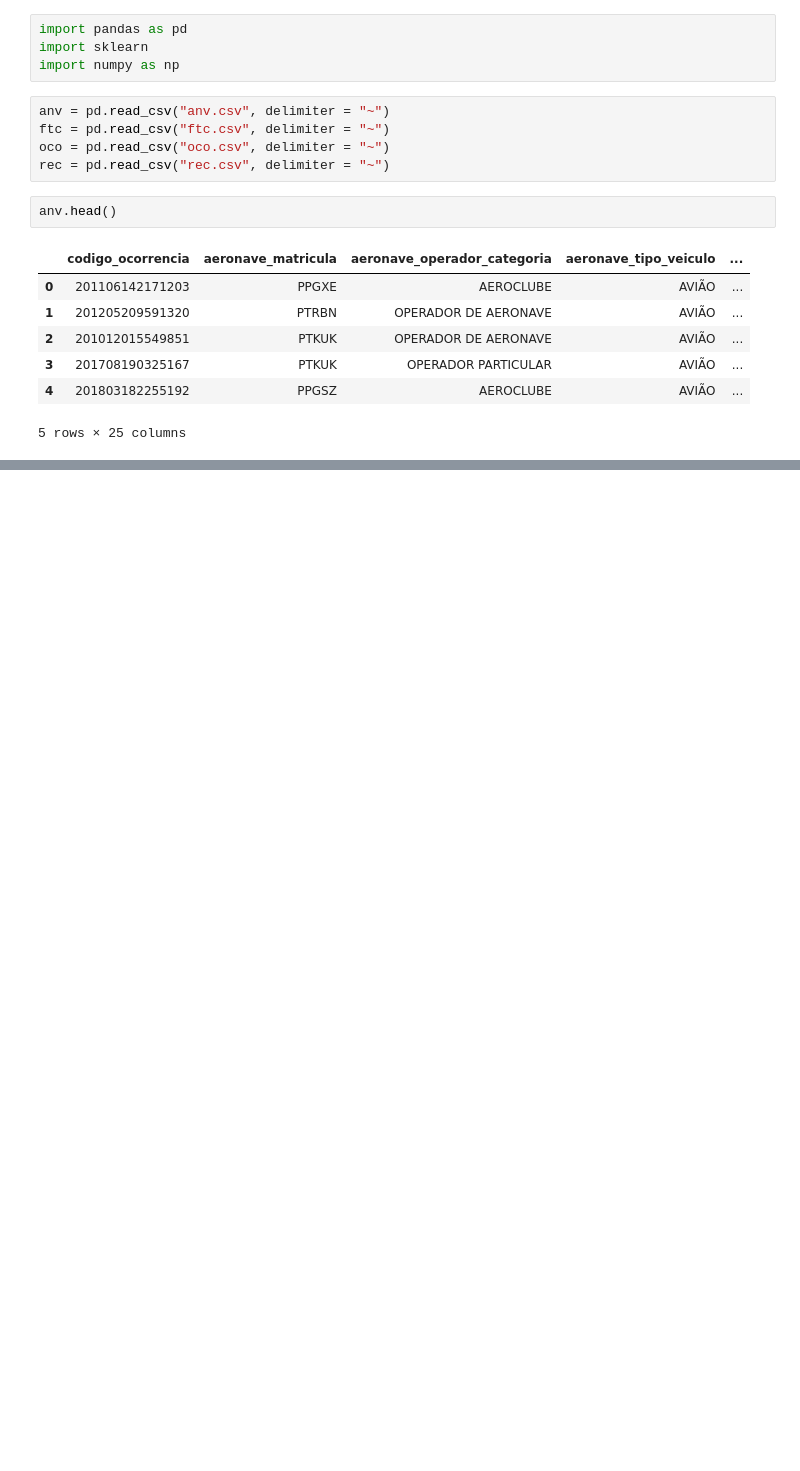
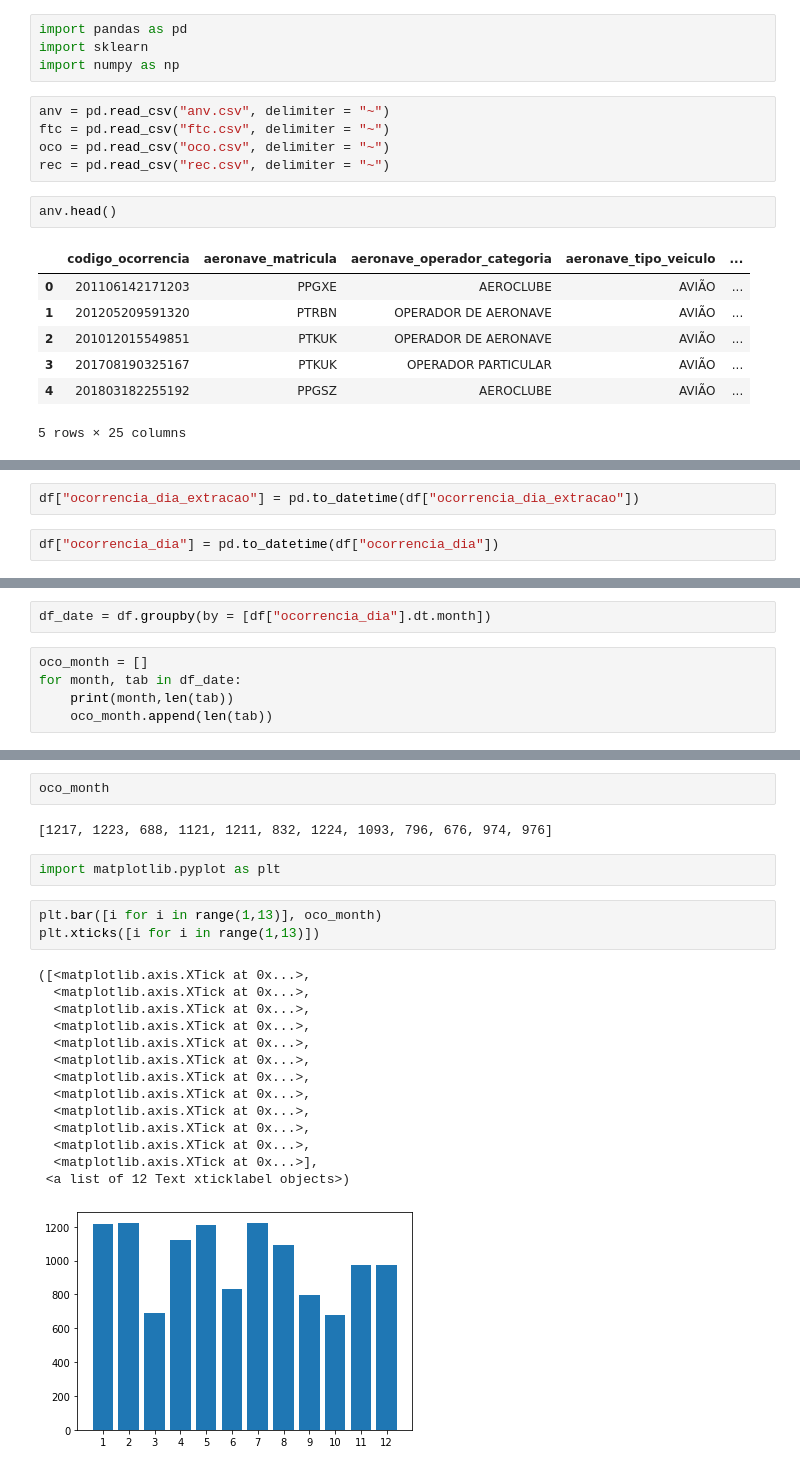
Before and after one commit to paulosjc/cap394, a Jupyter notebook: cap394.ipynb, the cells around one changed output, grey strips where cells are left out. Cells and saved outputs as stored; diff of their text form; blank space fills up the shorter version.

```diff
--- a/cap394.ipynb
+++ b/cap394.ipynb
@@ -53,0 +67,4 @@ ftc.head()
+# %%
+df["ocorrencia_dia_extracao"] = pd.to_datetime(df["ocorrencia_dia_extracao"])
+# %%
+df["ocorrencia_dia"] = pd.to_datetime(df["ocorrencia_dia"])
@@ -53,0 +111,7 @@ ftc.head()
+# %%
+df_date = df.groupby(by = [df["ocorrencia_dia"].dt.month])
+# %%
+oco_month = []
+for month, tab in df_date:
+    print(month,len(tab))
+    oco_month.append(len(tab))
@@ -53,0 +131,24 @@ ftc.head()
+# %%
+oco_month
+# %% [output]
+[1217, 1223, 688, 1121, 1211, 832, 1224, 1093, 796, 676, 974, 976]
+# %%
+import matplotlib.pyplot as plt
+# %%
+plt.bar([i for i in range(1,13)], oco_month)
+plt.xticks([i for i in range(1,13)])
+# %% [output]
+([<matplotlib.axis.XTick at 0x...>,
+  <matplotlib.axis.XTick at 0x...>,
+  <matplotlib.axis.XTick at 0x...>,
+  <matplotlib.axis.XTick at 0x...>,
+  <matplotlib.axis.XTick at 0x...>,
+  <matplotlib.axis.XTick at 0x...>,
+  <matplotlib.axis.XTick at 0x...>,
+  <matplotlib.axis.XTick at 0x...>,
+  <matplotlib.axis.XTick at 0x...>,
+  <matplotlib.axis.XTick at 0x...>,
+  <matplotlib.axis.XTick at 0x...>,
+  <matplotlib.axis.XTick at 0x...>],
+ <a list of 12 Text xticklabel objects>)
+[figure, added]
```
Also changed, not shown: parts of 14 cells of this notebook.
